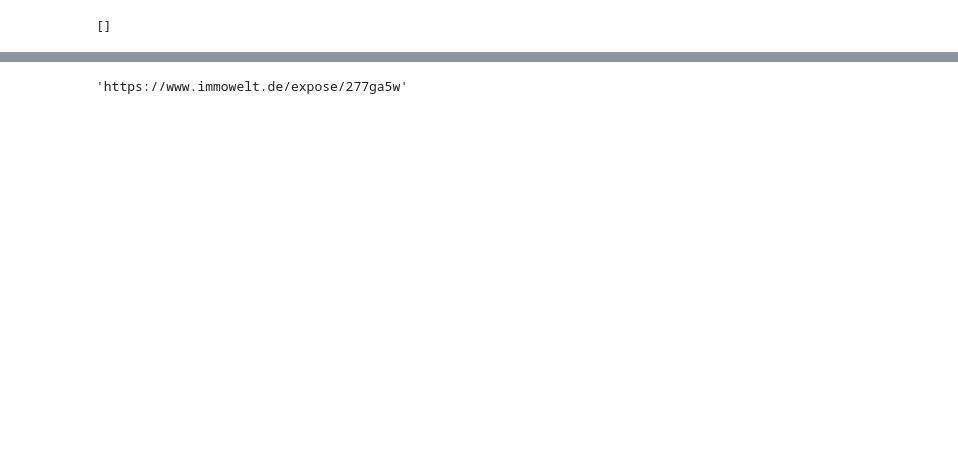
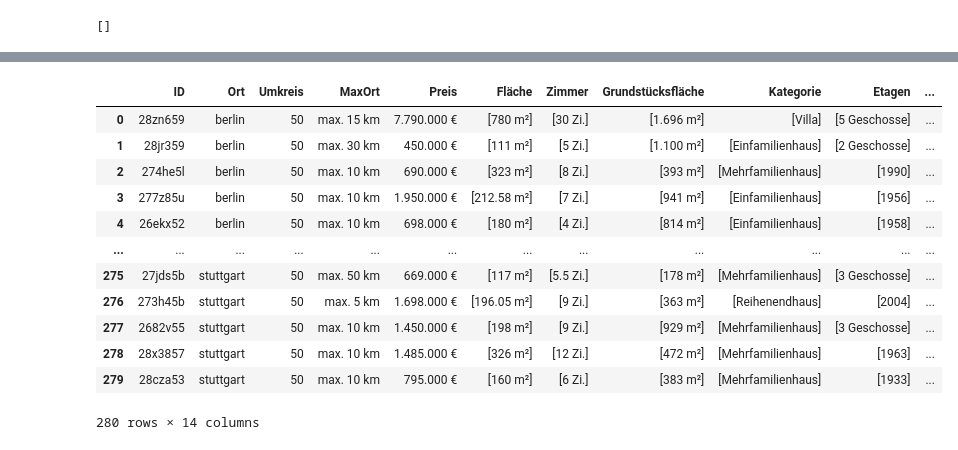
Before and after one commit to Helenaschick/WebSocialMediaAnalytics, a Jupyter notebook: Web Analytics Project_V3.ipynb, the cells around one changed output, grey strips where cells are left out. Drawn from its saved outputs; the diff is of its cells as text; code cells hidden in the pictures; blank space fills up the shorter version.

```diff
--- a/Web Analytics Project_V3.ipynb
+++ b/Web Analytics Project_V3.ipynb
@@ -474,8 +466,0 @@ print(Heizungsart)
-# %%
-#kreiert bisher nur ersten Link zu Haus, nicht für alle IDs
-for id in data:
-    haus_url
-
-haus_url
-# %% [output]
-'https://www.immowelt.de/expose/277ga5w'
@@ -485,0 +602,16 @@ haus_url
+# %%
+df
+# %% [output]
+|  | ID | Ort | Umkreis | MaxOrt | Preis | Fläche | Zimmer | Grundstücksfläche | Kategorie | Etagen | ... |
+| 0 | 28zn659 | berlin | 50 | max. 15 km | 7.790.000 € | [780 m²] | [30 Zi.] | [1.696 m²] | [Villa] | [5 Geschosse] | ... |
+| 1 | 28jr359 | berlin | 50 | max. 30 km | 450.000 € | [111 m²] | [5 Zi.] | [1.100 m²] | [Einfamilienhaus] | [2 Geschosse] | ... |
+| 2 | 274he5l | berlin | 50 | max. 10 km | 690.000 € | [323 m²] | [8 Zi.] | [393 m²] | [Mehrfamilienhaus] | [1990] | ... |
+| 3 | 277z85u | berlin | 50 | max. 10 km | 1.950.000 € | [212.58 m²] | [7 Zi.] | [941 m²] | [Einfamilienhaus] | [1956] | ... |
+| 4 | 26ekx52 | berlin | 50 | max. 10 km | 698.000 € | [180 m²] | [4 Zi.] | [814 m²] | [Einfamilienhaus] | [1958] | ... |
+| ... | ... | ... | ... | ... | ... | ... | ... | ... | ... | ... | ... |
+| 275 | 27jds5b | stuttgart | 50 | max. 50 km | 669.000 € | [117 m²] | [5.5 Zi.] | [178 m²] | [Mehrfamilienhaus] | [3 Geschosse] | ... |
+| 276 | 273h45b | stuttgart | 50 | max. 5 km | 1.698.000 € | [196.05 m²] | [9 Zi.] | [363 m²] | [Reihenendhaus] | [2004] | ... |
+| 277 | 2682v55 | stuttgart | 50 | max. 10 km | 1.450.000 € | [198 m²] | [9 Zi.] | [929 m²] | [Mehrfamilienhaus] | [3 Geschosse] | ... |
+| 278 | 28x3857 | stuttgart | 50 | max. 10 km | 1.485.000 € | [326 m²] | [12 Zi.] | [472 m²] | [Mehrfamilienhaus] | [1963] | ... |
+| 279 | 28cza53 | stuttgart | 50 | max. 10 km | 795.000 € | [160 m²] | [6 Zi.] | [383 m²] | [Mehrfamilienhaus] | [1933] | ... |
+280 rows × 14 columns
```
Also changed, not shown: parts of 16 cells of this notebook.
